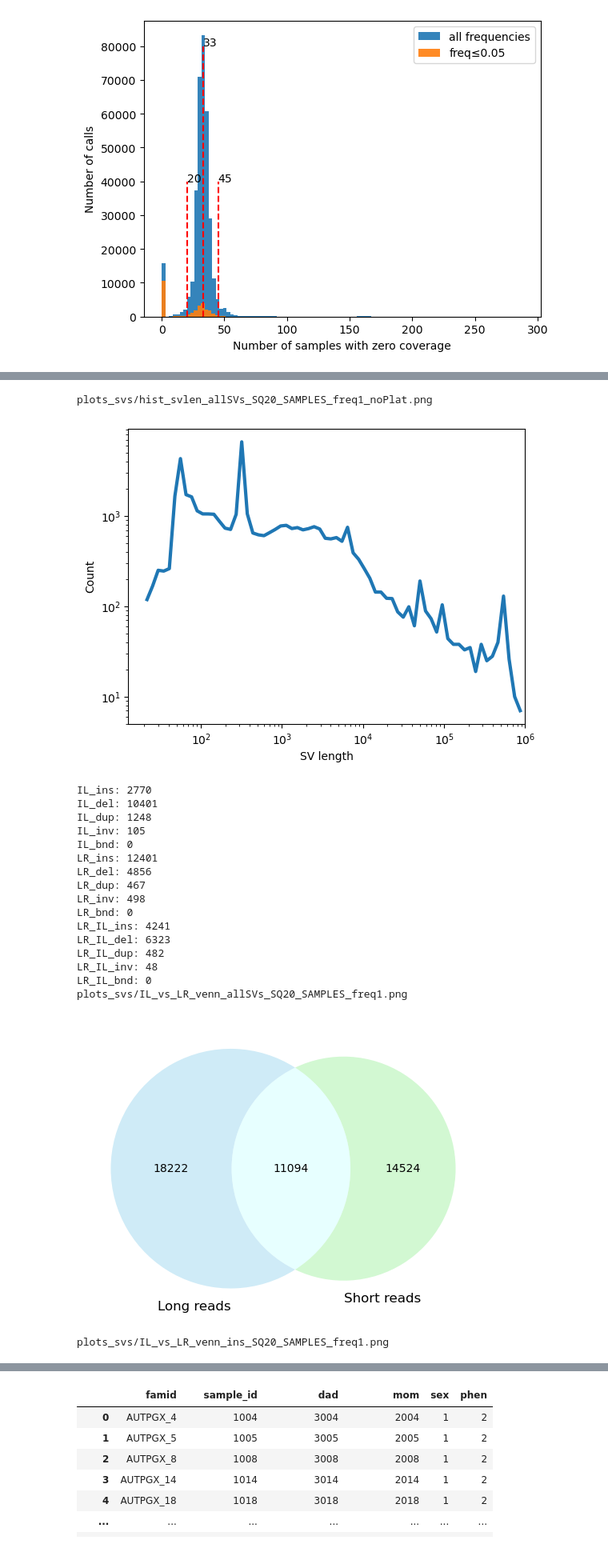
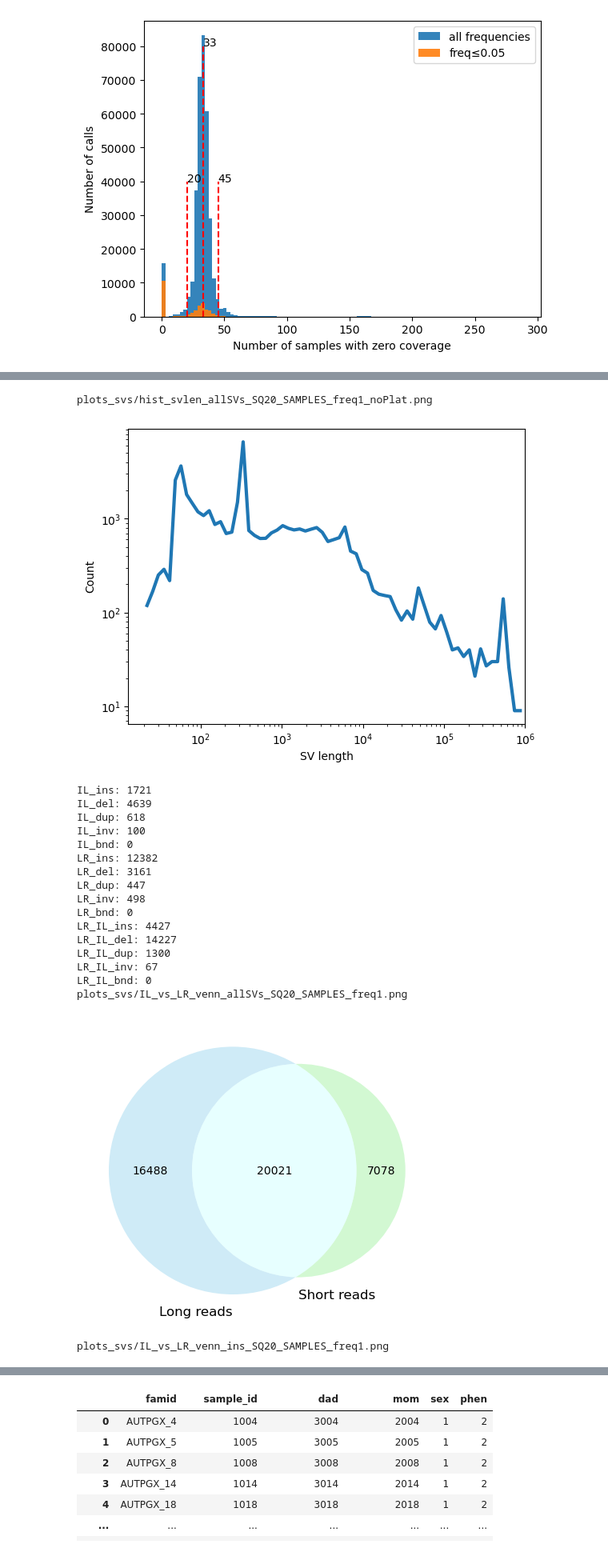
Before and after one commit to mldmort/SV_process, a Jupyter notebook: plots_svs.ipynb, the cells around one changed output, grey strips where cells are left out. Shown at 80% size. Saved outputs shown, nothing was run; the diff lists cells and outputs as text; code cells hidden in the pictures.

```diff
--- a/plots_svs.ipynb
+++ b/plots_svs.ipynb
@@ -823,14 +507,14 @@ print(f'df_flt_len: {df_flt_len.shape}')
 #fig_name = dir_fig+f'hist_svlen_all_svs_{flt_name}_freq{freq_thr}.png'
 fig_name = dir_fig+f'hist_svlen_allSVs_{flt_name}_freq{freq_thr}_noPlat.png'
 palette = {'LR': 'skyblue', 'IL':'lightgreen', 'LR_IL':'paleturquoise'}
-#hist(df_flt_len, fig_name, palette=palette, title=title_add, hue='PLATFORM')
+#hist(df_flt_len, fig_name, palette=palette, title=title_add, hue='PLATFORM_CV')
 hist(df_flt_len, fig_name, palette=palette, title=title_add)
 
-IL_ins = df_flt.loc[(df_flt.PLATFORM=='IL') & (df_flt.SVTYPE=='.')].shape[0]
-IL_del = df_flt.loc[(df_flt.PLATFORM=='IL') & (df_flt.SVTYPE=='DEL')].shape[0]
-IL_dup = df_flt.loc[(df_flt.PLATFORM=='IL') & (df_flt.SVTYPE=='DUP')].shape[0]
-IL_inv = df_flt.loc[(df_flt.PLATFORM=='IL') & (df_flt.SVTYPE=='INV')].shape[0]
-IL_bnd = df_flt.loc[(df_flt.PLATFORM=='IL') & (df_flt.SVTYPE=='BND')].shape[0]
+IL_ins = df_flt.loc[(df_flt.PLATFORM_CV=='IL') & (df_flt.SVTYPE=='.')].shape[0]
+IL_del = df_flt.loc[(df_flt.PLATFORM_CV=='IL') & (df_flt.SVTYPE=='DEL')].shape[0]
+IL_dup = df_flt.loc[(df_flt.PLATFORM_CV=='IL') & (df_flt.SVTYPE=='DUP')].shape[0]
+IL_inv = df_flt.loc[(df_flt.PLATFORM_CV=='IL') & (df_flt.SVTYPE=='INV')].shape[0]
+IL_bnd = df_flt.loc[(df_flt.PLATFORM_CV=='IL') & (df_flt.SVTYPE=='BND')].shape[0]
 IL_total = IL_ins + IL_del + IL_dup + IL_inv
 print(f'IL_ins: {IL_ins}')
 print(f'IL_del: {IL_del}')
@@ -838,11 +522,11 @@ print(f'IL_dup: {IL_dup}')
 print(f'IL_inv: {IL_inv}')
 print(f'IL_bnd: {IL_bnd}')
 
-LR_ins = df_flt.loc[(df_flt.PLATFORM=='LR') & (df_flt.SVTYPE=='INS')].shape[0]
-LR_del = df_flt.loc[(df_flt.PLATFORM=='LR') & (df_flt.SVTYPE=='DEL')].shape[0]
-LR_dup = df_flt.loc[(df_flt.PLATFORM=='LR') & (df_flt.SVTYPE=='DUP')].shape[0]
-LR_inv = df_flt.loc[(df_flt.PLATFORM=='LR') & (df_flt.SVTYPE=='INV')].shape[0]
-LR_bnd = df_flt.loc[(df_flt.PLATFORM=='LR') & (df_flt.SVTYPE=='BND')].shape[0]
+LR_ins = df_flt.loc[(df_flt.PLATFORM_CV=='LR') & (df_flt.SVTYPE=='INS')].shape[0]
+LR_del = df_flt.loc[(df_flt.PLATFORM_CV=='LR') & (df_flt.SVTYPE=='DEL')].shape[0]
+LR_dup = df_flt.loc[(df_flt.PLATFORM_CV=='LR') & (df_flt.SVTYPE=='DUP')].shape[0]
+LR_inv = df_flt.loc[(df_flt.PLATFORM_CV=='LR') & (df_flt.SVTYPE=='INV')].shape[0]
+LR_bnd = df_flt.loc[(df_flt.PLATFORM_CV=='LR') & (df_flt.SVTYPE=='BND')].shape[0]
 LR_total = LR_ins + LR_del + LR_dup + LR_inv
 print(f'LR_ins: {LR_ins}')
 print(f'LR_del: {LR_del}')
@@ -850,11 +534,11 @@ print(f'LR_dup: {LR_dup}')
 print(f'LR_inv: {LR_inv}')
 print(f'LR_bnd: {LR_bnd}')
 
-LR_IL_ins = df_flt.loc[(df_flt.PLATFORM=='LR_IL') & (df_flt.SVTYPE=='INS')].shape[0]
-LR_IL_del = df_flt.loc[(df_flt.PLATFORM=='LR_IL') & (df_flt.SVTYPE=='DEL')].shape[0]
-LR_IL_dup = df_flt.loc[(df_flt.PLATFORM=='LR_IL') & (df_flt.SVTYPE=='DUP')].shape[0]
-LR_IL_inv = df_flt.loc[(df_flt.PLATFORM=='LR_IL') & (df_flt.SVTYPE=='INV')].shape[0]
-LR_IL_bnd = df_flt.loc[(df_flt.PLATFORM=='LR_IL') & (df_flt.SVTYPE=='BND')].shape[0]
+LR_IL_ins = df_flt.loc[(df_flt.PLATFORM_CV=='LR_IL') & (df_flt.SVTYPE=='INS')].shape[0]
+LR_IL_del = df_flt.loc[(df_flt.PLATFORM_CV=='LR_IL') & (df_flt.SVTYPE=='DEL')].shape[0]
+LR_IL_dup = df_flt.loc[(df_flt.PLATFORM_CV=='LR_IL') & (df_flt.SVTYPE=='DUP')].shape[0]
+LR_IL_inv = df_flt.loc[(df_flt.PLATFORM_CV=='LR_IL') & (df_flt.SVTYPE=='INV')].shape[0]
+LR_IL_bnd = df_flt.loc[(df_flt.PLATFORM_CV=='LR_IL') & (df_flt.SVTYPE=='BND')].shape[0]
 LR_IL_total = LR_IL_ins + LR_IL_del + LR_IL_dup + LR_IL_inv
 print(f'LR_IL_ins: {LR_IL_ins}')
 print(f'LR_IL_del: {LR_IL_del}')
@@ -874,20 +558,20 @@ df_flt_len: (41070, 451)
 plots_svs/hist_svlen_allSVs_SQ20_SAMPLES_freq1_noPlat.png
-[figure, old version]
+[figure, new version]
-IL_ins: 2770
-IL_del: 10401
-IL_dup: 1248
-IL_inv: 105
+IL_ins: 1721
+IL_del: 4639
+IL_dup: 618
+IL_inv: 100
 IL_bnd: 0
-LR_ins: 12401
-LR_del: 4856
-LR_dup: 467
+LR_ins: 12382
+LR_del: 3161
+LR_dup: 447
 LR_inv: 498
 LR_bnd: 0
-LR_IL_ins: 4241
-LR_IL_del: 6323
-LR_IL_dup: 482
-LR_IL_inv: 48
+LR_IL_ins: 4427
+LR_IL_del: 14227
+LR_IL_dup: 1300
+LR_IL_inv: 67
 LR_IL_bnd: 0
 plots_svs/IL_vs_LR_venn_allSVs_SQ20_SAMPLES_freq1.png
-[figure, old version]
+[figure, new version]
 plots_svs/IL_vs_LR_venn_ins_SQ20_SAMPLES_freq1.png
```
Also changed, not shown: parts of 19 cells of this notebook, 13 other files.
